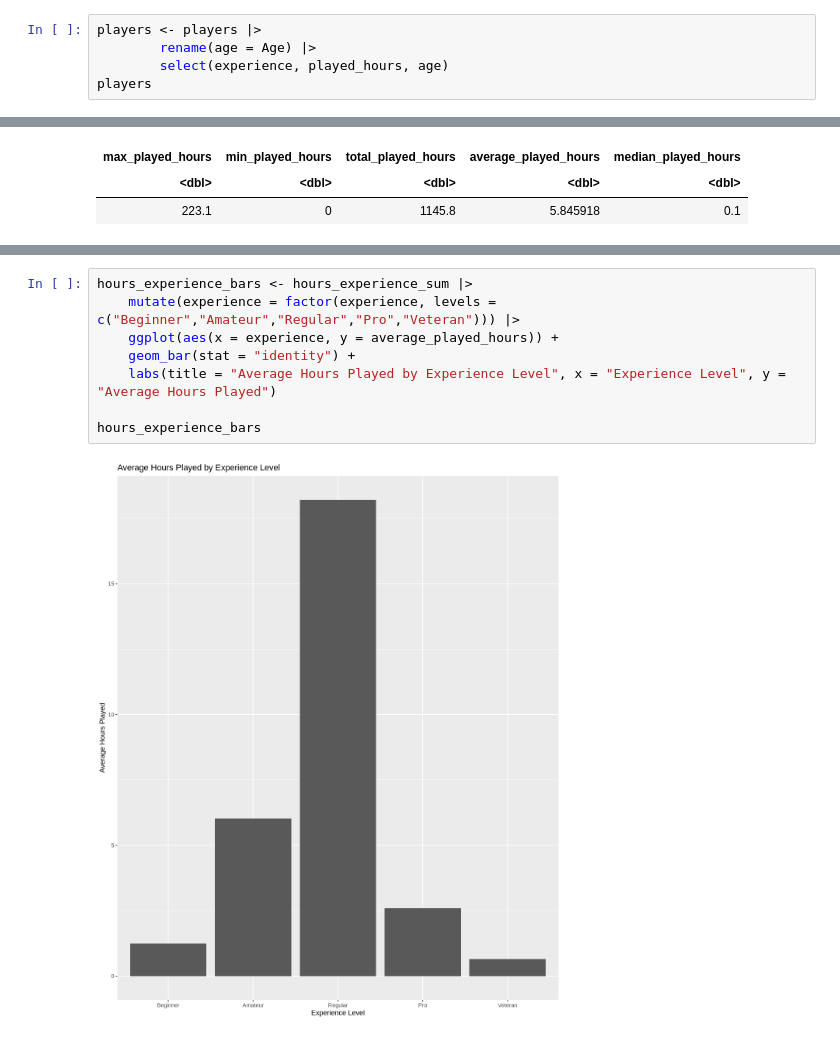
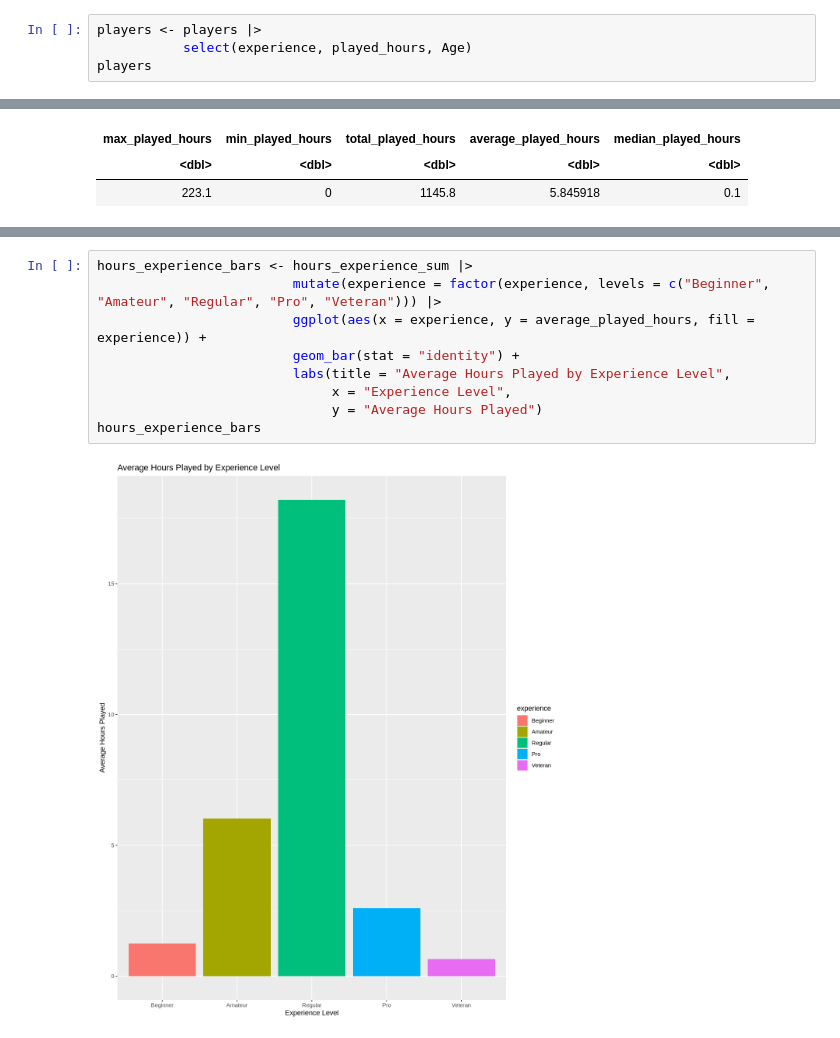
Before and after one commit to Chalkkk/dsci-final-group-project, a Jupyter notebook: final_project.ipynb, the cells around one changed output, grey strips where cells are left out. Cells and saved outputs as stored; diff of their text form.

Commit message:
Actual Minor Changes to the Code
I just cleaned up some of the code and added colour to the plots. I also did a little bit of debugging.

```diff
--- a/final_project.ipynb
+++ b/final_project.ipynb
@@ -92,8 +92,7 @@ A tibble: 196 × 7
 | Pro | TRUE | d9473710057f7d42f36570f0be83817a4... | 0.2 | Ahmed | Other | NA |
 # %%
 players <- players |>
-        rename(age = Age) |>
-        select(experience, played_hours, age)
+           select(experience, played_hours, Age)
 players
 # %% [output]
 A tibble: 196 × 3
@@ -270,13 +262,14 @@ A grouped_df: 66 × 4
 | Veteran | 46 | 0.0 | 0.0 |
 # %%
 hours_experience_bars <- hours_experience_sum |>
-    mutate(experience = factor(experience, levels = c("Beginner","Amateur","Regular","Pro","Veteran"))) |>
-    ggplot(aes(x = experience, y = average_played_hours)) +
-    geom_bar(stat = "identity") +
-    labs(title = "Average Hours Played by Experience Level", x = "Experience Level", y = "Average Hours Played")
-
+                         mutate(experience = factor(experience, levels = c("Beginner", "Amateur", "Regular", "Pro", "Veteran"))) |>
+                         ggplot(aes(x = experience, y = average_played_hours, fill = experience)) +
+                         geom_bar(stat = "identity") +
+                         labs(title = "Average Hours Played by Experience Level",
+                              x = "Experience Level",
+                              y = "Average Hours Played")
 hours_experience_bars
 # %% [output]
-[figure, old version]
+[figure, new version]
 # %%
 hours_age_bars <- hours_age_sum |>
```
Also changed, not shown: parts of 11 cells of this notebook.
